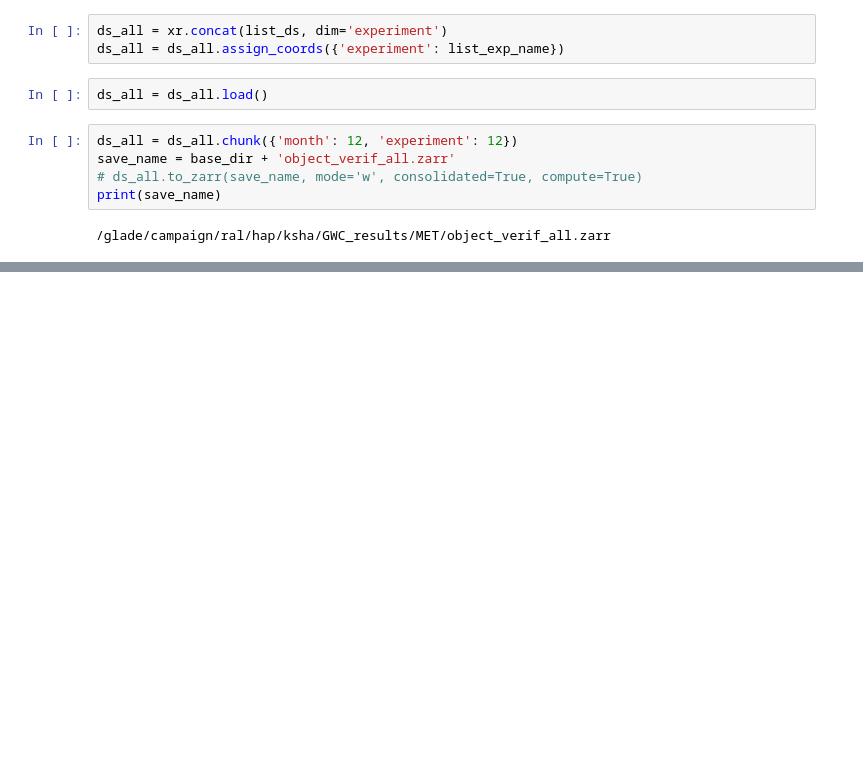
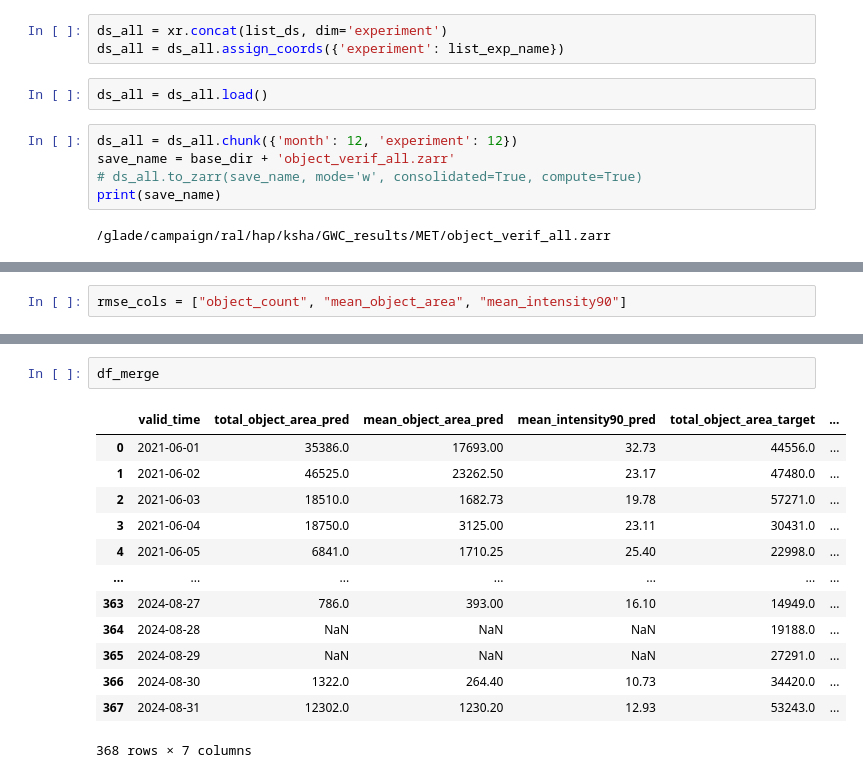
Before and after one commit to yingkaisha/RAL-GWC-CONUS, a Jupyter notebook: _PAPER/verification/C404_MET.ipynb, the cells around one changed output, grey strips where cells are left out. Drawn from its saved outputs; the diff is of its cells as text; blank space fills up the shorter version.

```diff
--- a/_PAPER/verification/C404_MET.ipynb
+++ b/_PAPER/verification/C404_MET.ipynb
@@ -76,0 +148,2 @@ print(save_name)
+# %%
+rmse_cols = ["object_count", "mean_object_area", "mean_intensity90"]
@@ -76,0 +351,16 @@ print(save_name)
+# %%
+df_merge
+# %% [output]
+|  | valid_time | total_object_area_pred | mean_object_area_pred | mean_intensity90_pred | total_object_area_target | ... |
+| 0 | 2021-06-01 | 35386.0 | 17693.00 | 32.73 | 44556.0 | ... |
+| 1 | 2021-06-02 | 46525.0 | 23262.50 | 23.17 | 47480.0 | ... |
+| 2 | 2021-06-03 | 18510.0 | 1682.73 | 19.78 | 57271.0 | ... |
+| 3 | 2021-06-04 | 18750.0 | 3125.00 | 23.11 | 30431.0 | ... |
+| 4 | 2021-06-05 | 6841.0 | 1710.25 | 25.40 | 22998.0 | ... |
+| ... | ... | ... | ... | ... | ... | ... |
+| 363 | 2024-08-27 | 786.0 | 393.00 | 16.10 | 14949.0 | ... |
+| 364 | 2024-08-28 | NaN | NaN | NaN | 19188.0 | ... |
+| 365 | 2024-08-29 | NaN | NaN | NaN | 27291.0 | ... |
+| 366 | 2024-08-30 | 1322.0 | 264.40 | 10.73 | 34420.0 | ... |
+| 367 | 2024-08-31 | 12302.0 | 1230.20 | 12.93 | 53243.0 | ... |
+368 rows × 7 columns
```
Also changed, not shown: parts of 27 cells of this notebook.
